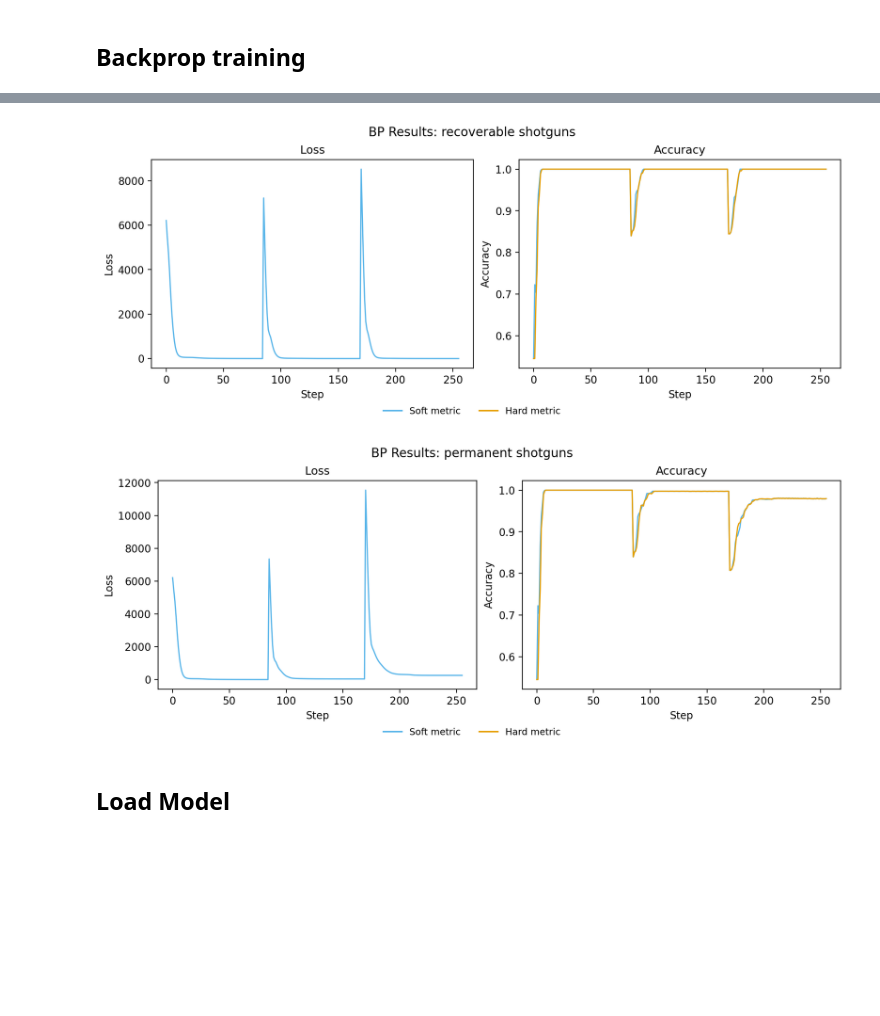
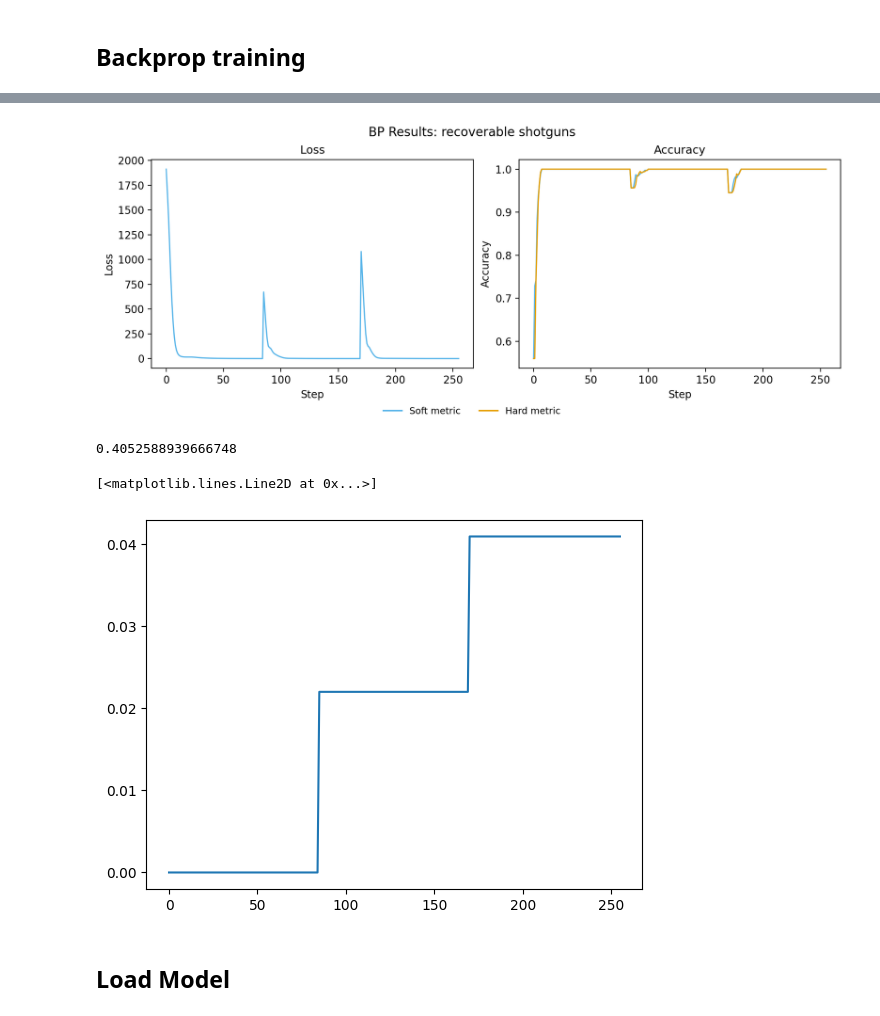
Before and after one commit to GabrielBena/boolean_nca_cc, a Jupyter notebook: boolean_nca_exploration.ipynb, the cells around one changed output, grey strips where cells are left out. Drawn from its saved outputs; the diff is of its cells as text; code cells hidden in the pictures; blank space fills up the shorter version.

```diff
--- a/boolean_nca_exploration.ipynb
+++ b/boolean_nca_exploration.ipynb
@@ -670,10 +219,11 @@ if run_bp_eval:
     opt = optax.adamw(1, 0.8, 0.8, weight_decay=1e-1)
 
     bp_eval_results = {
-        damage_mode: bp_fn(
+        damage_mode: run_bp_scan(
             # ── Engine ──
             opt=opt,
-            pool=pool,
+            batch_wires=pool.wires,
+            batch_params=pool.logits,
             # ── Data ──
             x_data=x_train,
             y_data=y_train,
@@ -692,10 +242,9 @@ if run_bp_eval:
             damage_steps=damage_steps,
             knockouts_per_event=damage_params["knockouts_per_event"],
             faulty_value=damage_params["faulty_logit_value"],
-            permanent=permanent,
+            permanent=0.5,
+            compile=not force_cpu,
         )
         for damage_mode in damage_modes
-        for permanent in permanent_modes
-        if not ((damage_mode == "none") and not permanent)
     }
 # %% [output]
@@ -704,16 +257,25 @@ Final: Loss=1.4450, Acc=1.0000, Hard Acc=1.0000
 # %%
 if run_bp_eval:
     plot_wandb_stepwise_results(
-        bp_eval_results[("deterministic", False)][1], title="BP Results: recoverable shotguns"
-    )
-    plot_wandb_stepwise_results(
-        bp_eval_results[("deterministic", True)][1], title="BP Results: permanent shotguns"
+        bp_eval_results["deterministic"][1], title="BP Results: recoverable shotguns"
     )
 
     plt.show()
 # %% [output]
-[figure, old version]
+[figure, new version]
-[figure, removed]
+# %%
+bp_eval_results["deterministic"][1]["loss"][-1]
+# %% [output]
+0.4052588939666748
+# %%
+plt.plot(
+    (bp_eval_results["deterministic"][1]["graphs"].nodes["gate_knockout_mask"] == 0)
+    .mean(0)
+    .mean(-1)
+)
+# %% [output]
+[<matplotlib.lines.Line2D at 0x...>]
+[figure, added]
 # %% [markdown]
 ## Load Model
 # %%
```
Also changed, not shown: parts of 6 cells of this notebook, 3 other files.
